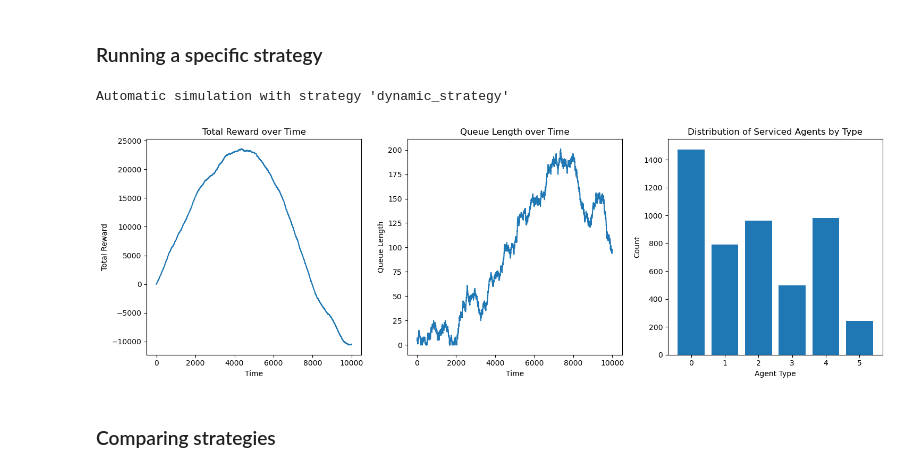
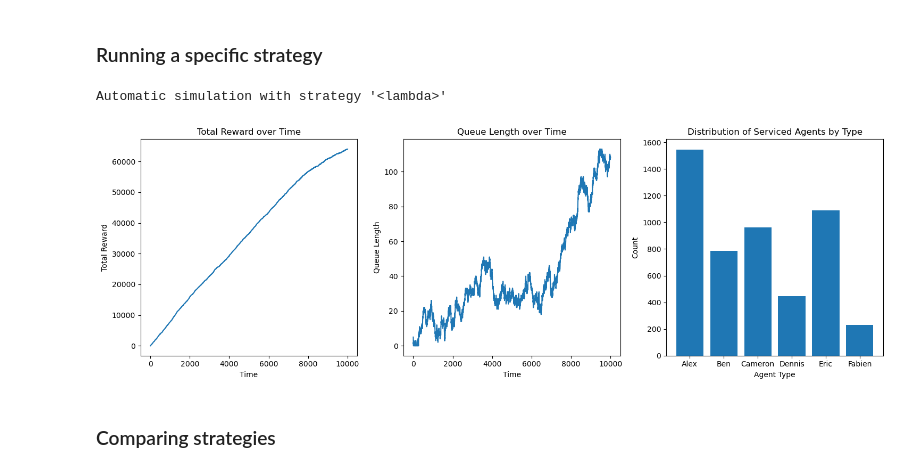
Before and after one commit to alexandre-bismuth/AgentLearning, a Jupyter notebook: AgentLearning.ipynb, the cells around one changed output. Drawn from its saved outputs; the diff is of its cells as text; code cells hidden in the pictures.

```diff
--- a/AgentLearning.ipynb
+++ b/AgentLearning.ipynb
@@ -13,13 +23,13 @@ from collections import defaultdict # Specific kind of dictionary that avoids Ke
 # %%
 class Agent:
-    def __init__(self, agent_type, service_prob, reward):
-        self.agent_type = agent_type
-        self.service_prob = service_prob
-        self.reward = reward
+    def __init__(self, agent_name):
+        self.agent_name = agent_name
+        self.service_prob = agents[agent_name][0]
+        self.reward = agents[agent_name][1]
         self.time_in_queue = 0
 
     def __str__(self):
-        return f"Agent {self.agent_type} ({self.time_in_queue})"
+        return f"Agent {self.agent_name} ({self.time_in_queue})"
 # %% [markdown]
 ## Defining the Queue mechanism
 # %%
@@ -489,21 +403,10 @@ else:
 # %% [markdown]
 Execute the main code manually and play the game by making your own decisions through the graphical user interface.
 # %%
-sim_mode = "manual"
 should_run = False # Change should_run if you want to play manually
-
 if should_run:
-    simulation = QueueSimulation(
-        num_agent_types,
-        service_probs,
-        rewards,
-        arrival_prob,
-        type_distribution,
-        nb_agents_in_queue,
-        sim_mode,
-        strategy,
-        lambda_param,
-    )
+    strategy = first_in_first_served
+    simulation = QueueSimulation(agents, arrival_prob, strategy, start, alpha=alpha)
     root = tk.Tk()
     gui = QueueSimulationGUI(root, simulation)
     root.mainloop()
@@ -517,26 +420,20 @@ Execute the main code automatically by choosing one of the strategies defined ab
 # %% [markdown]
 ### Running a specific strategy
 # %%
-sim_mode = "automatic"
-
 simulation = QueueSimulation(
-    num_agent_types,
-    service_probs,
-    rewards,
+    agents,
     arrival_prob,
-    type_distribution,
-    nb_agents_in_queue,
-    sim_mode,
     strategy,
-    lambda_param,
+    start,
+    alpha,
 )
 
 print(f"Automatic simulation with strategy '{strategy.__name__}'")
 simulation.run_simulation(steps=10000)
 simulation.plot_results()
 # %% [output]
-Automatic simulation with strategy 'dynamic_strategy'
+Automatic simulation with strategy '<lambda>'
-[figure, old version]
+[figure, new version]
 # %% [markdown]
 ### Comparing strategies
 # %%
```
Also changed, not shown: parts of 22 cells of this notebook.
